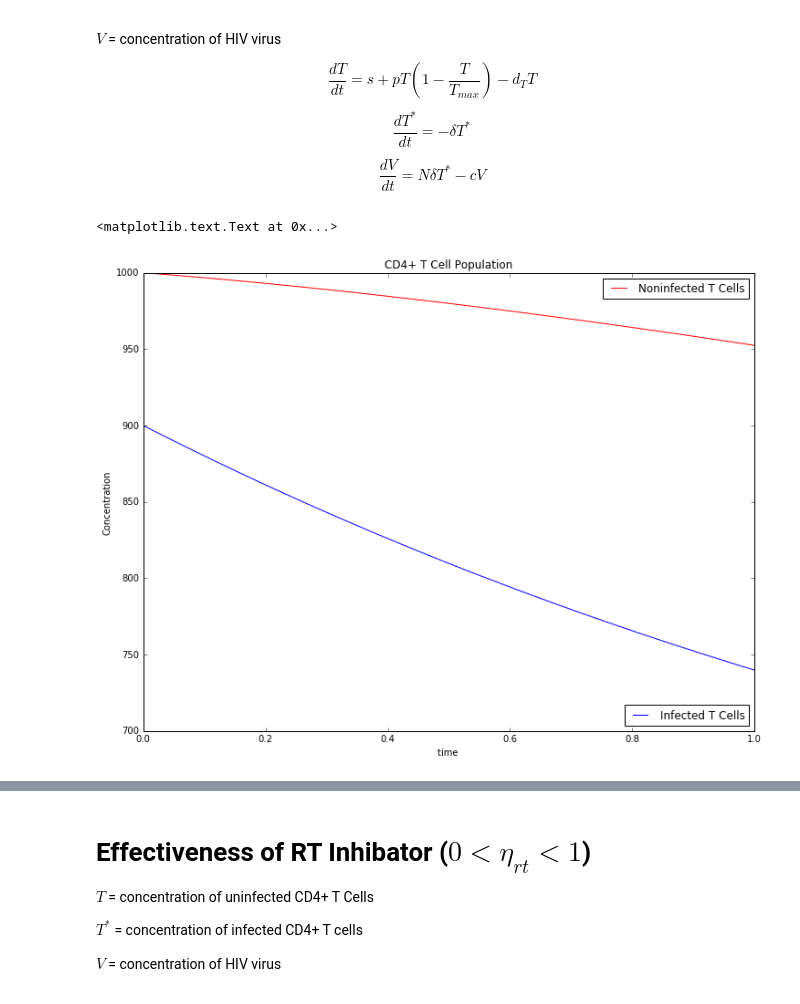
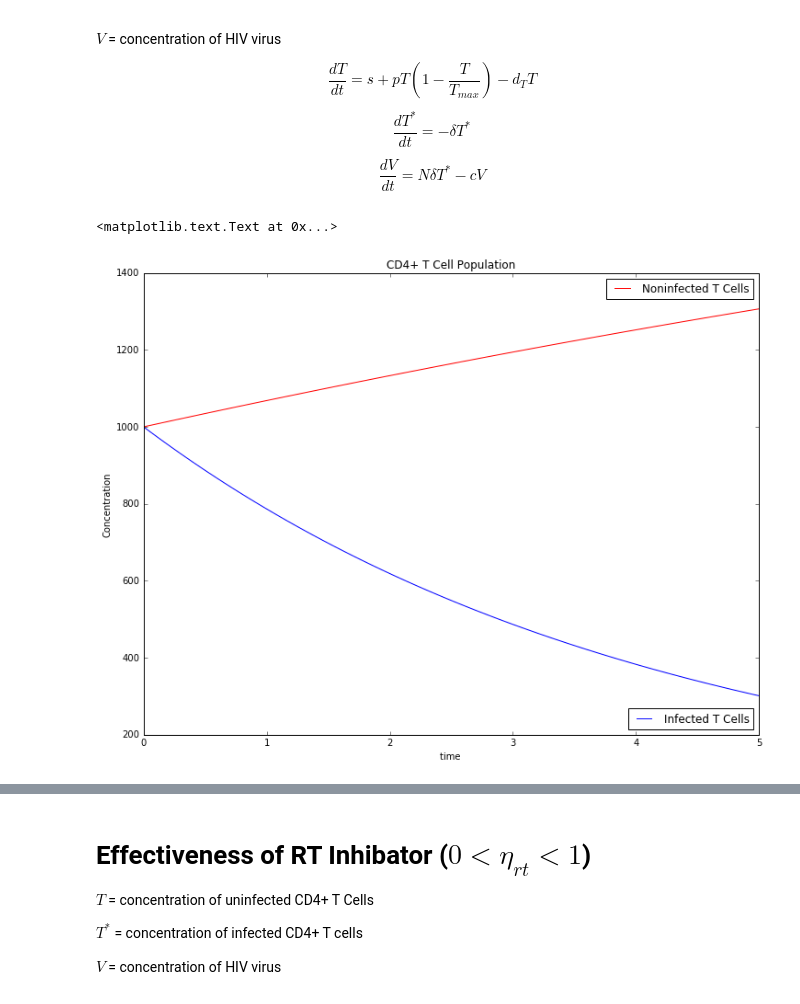
Before and after one commit to detcitty/hiv, a Jupyter notebook: HIV_Presentation.ipynb, the cells around one changed output, grey strips where cells are left out. Drawn from its saved outputs; the diff is of its cells as text; code cells hidden in the pictures.

```diff
--- a/HIV_Presentation.ipynb
+++ b/HIV_Presentation.ipynb
@@ -162,23 +176,23 @@ delta = 0.24
 N = 3
 c = 2.4
 # %%
-t0 = [1000,900,500]
-t = np.linspace(0, 1.00, 100)
+t0 = [1000,1000,500]
+t = np.linspace(0, 5.00, 100)
 y = odeint(hivThree, t0, t)
 
 
 
 plt.figure(num=None, figsize=(12, 9), dpi=100, facecolor='w', edgecolor='k')
 
 line1, = plt.plot(t, y[:, 1], 'b-', label='Infected T Cells')
 line2, = plt.plot(t, y[:, 0], 'r-', label='Noninfected T Cells')
 
 first_legend = plt.legend(handles=[line1], loc=4)
 ax = plt.gca().add_artist(first_legend)
 plt.legend(handles=[line2], loc=1)
 plt.xlabel('time ')
 plt.ylabel('Concentration')
 plt.title('CD4+ T Cell Population')
 # %% [output]
 <matplotlib.text.Text at 0x...>
-[figure, old version]
+[figure, new version]
```
Also changed, not shown: parts of 11 cells of this notebook.
